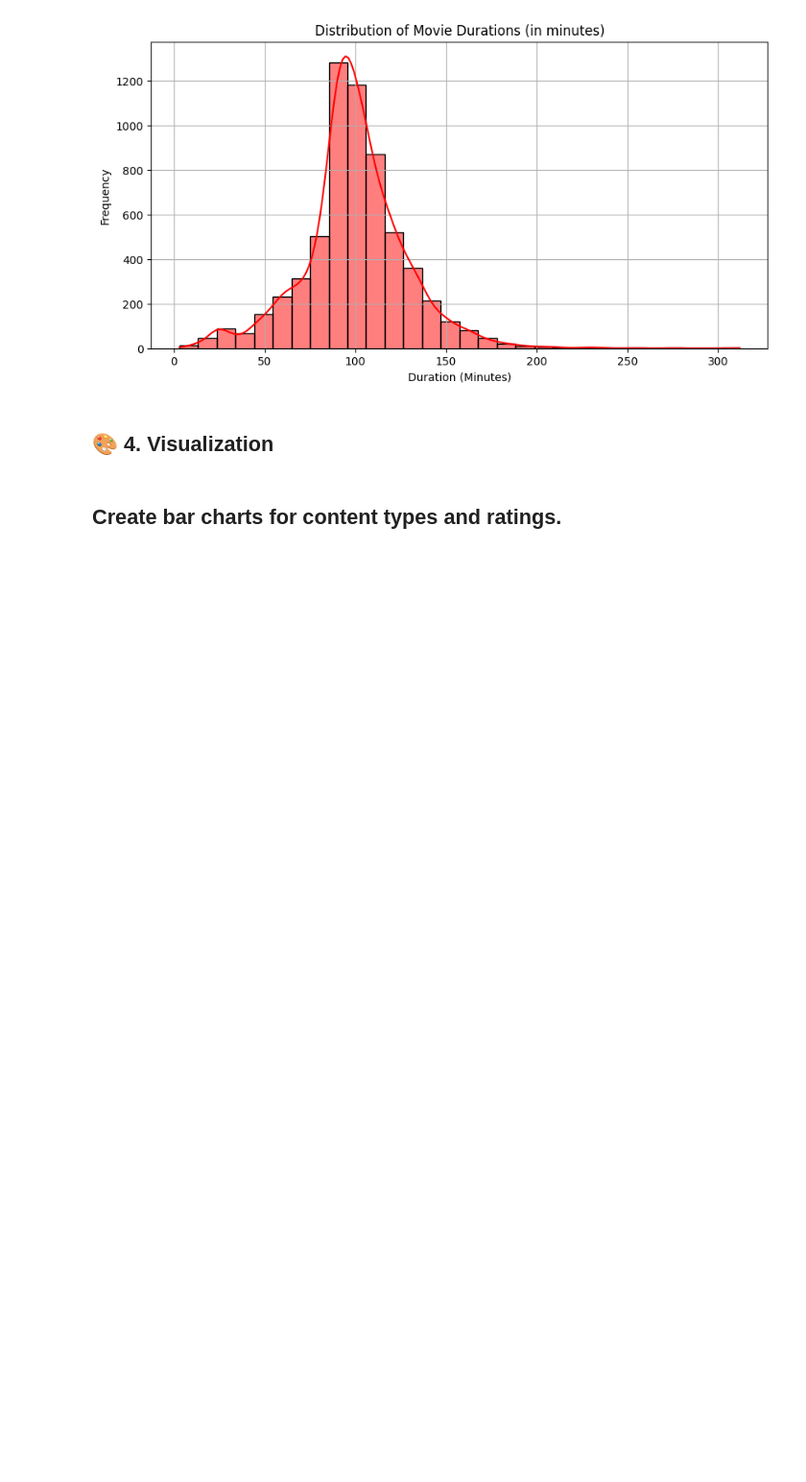
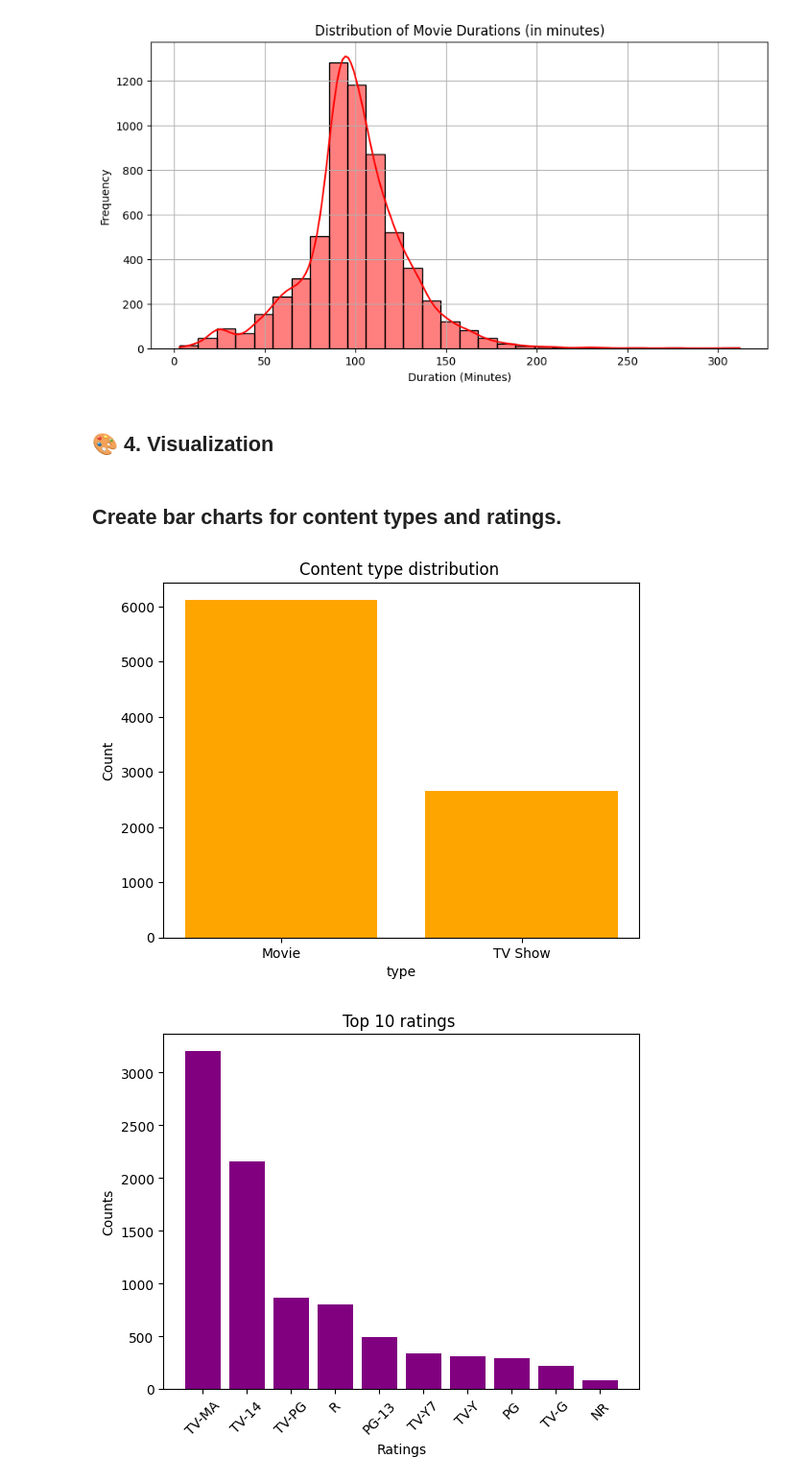
Before and after one commit to Muhammad361738/Data-science-ned, a Jupyter notebook: netflex_project/main.ipynb, the cells around one changed output. Shown: that part at 96% size. Cells and saved outputs as stored; diff of their text form; code cells hidden in the pictures; blank space fills up the shorter version.

```diff
--- a/netflex_project/main.ipynb
+++ b/netflex_project/main.ipynb
@@ -199,3 +199,23 @@ plt.show()
 ## 🎨 4. Visualization
 # %% [markdown]
 ## Create bar charts for content types and ratings.
+# %%
+type_count = df["type"].value_counts()
+plt.bar(type_count.index , type_count.values, color="orange")
+plt.title("Content type distribution ")
+plt.xlabel("type")
+plt.ylabel("Count")
+plt.show()
+
+ratings = df["rating"].value_counts().head(10)
+
+plt.bar(ratings.index , ratings.values, color="purple")
+plt.title("Top 10 ratings ")
+plt.xlabel("Ratings")
+plt.ylabel("Counts")
+plt.xticks(rotation=45)
+
+plt.show()
+# %% [output]
+[figure, added]
+[figure, added]
```
Also changed, not shown: parts of 6 cells of this notebook.
